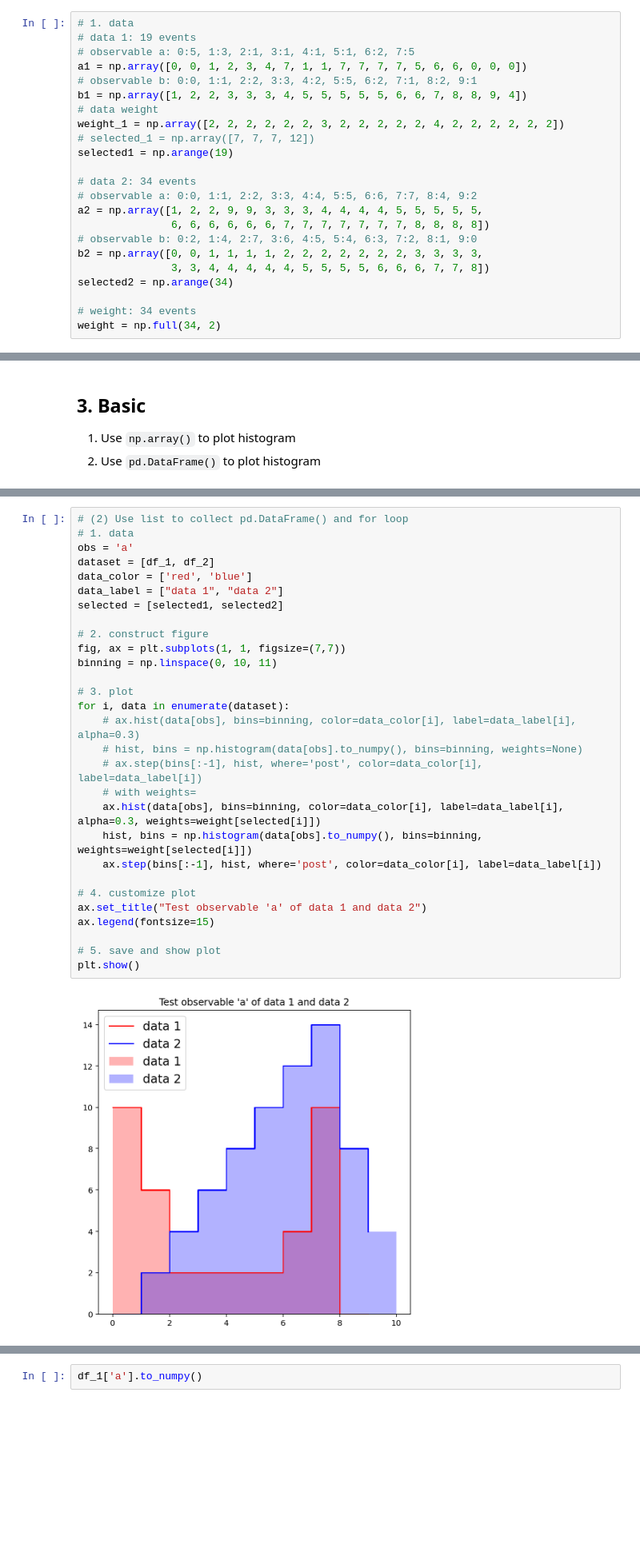
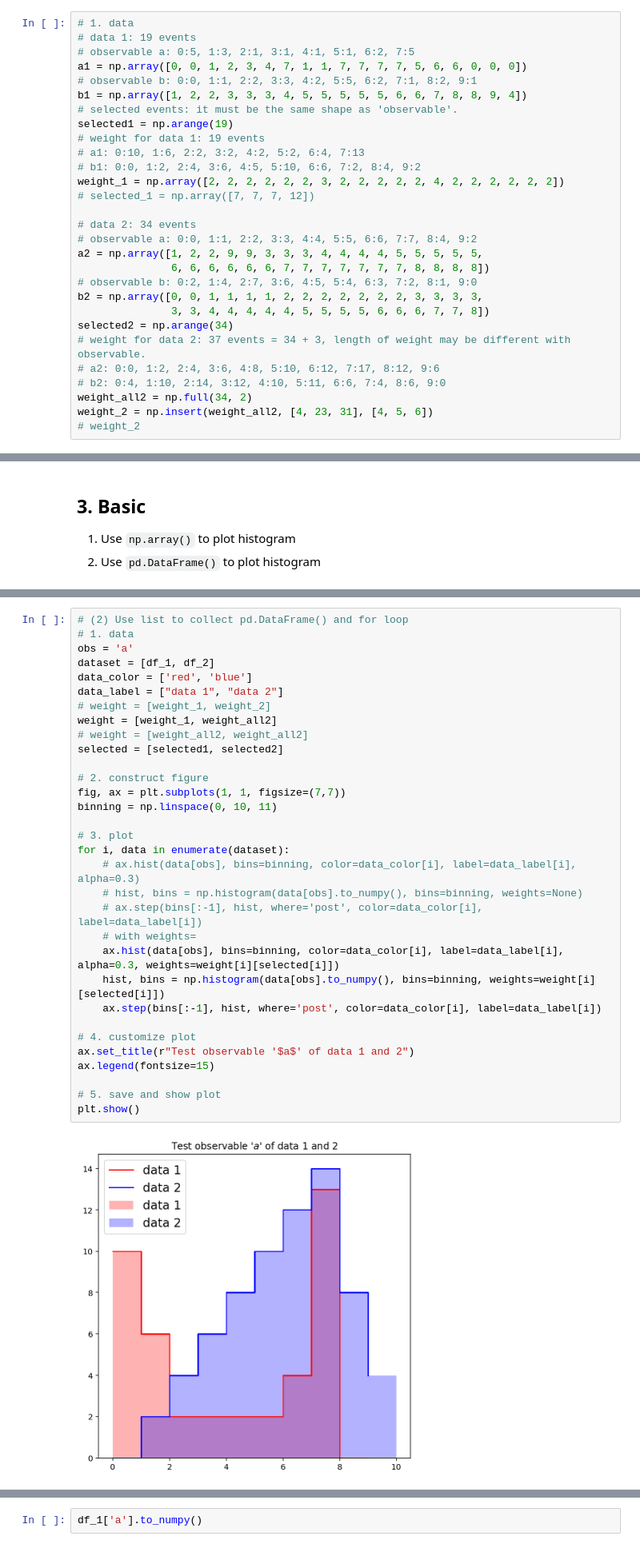
Before and after one commit to YW-Hsiao/svj_setting_master, a Jupyter notebook: test_plotting/test_2_histograms.ipynb, the cells around one changed output, grey strips where cells are left out. Shown: that part at 80% size. Drawn from its saved outputs; the diff is of its cells as text; blank space fills up the shorter version.

Commit message:
update test_2_histograms 20220505

```diff
--- a/test_plotting/test_2_histograms.ipynb
+++ b/test_plotting/test_2_histograms.ipynb
@@ -27,10 +27,13 @@ from matplotlib.ticker import PercentFormatter
 a1 = np.array([0, 0, 1, 2, 3, 4, 7, 1, 1, 7, 7, 7, 7, 5, 6, 6, 0, 0, 0])
 # observable b: 0:0, 1:1, 2:2, 3:3, 4:2, 5:5, 6:2, 7:1, 8:2, 9:1
 b1 = np.array([1, 2, 2, 3, 3, 3, 4, 5, 5, 5, 5, 5, 6, 6, 7, 8, 8, 9, 4])
-# data weight
+# selected events: it must be the same shape as 'observable'.
+selected1 = np.arange(19)
+# weight for data 1: 19 events
+# a1: 0:10, 1:6, 2:2, 3:2, 4:2, 5:2, 6:4, 7:13
+# b1: 0:0, 1:2, 2:4, 3:6, 4:5, 5:10, 6:6, 7:2, 8:4, 9:2
 weight_1 = np.array([2, 2, 2, 2, 2, 2, 3, 2, 2, 2, 2, 2, 4, 2, 2, 2, 2, 2, 2])
 # selected_1 = np.array([7, 7, 7, 12])
-selected1 = np.arange(19)
 
 # data 2: 34 events
 # observable a: 0:0, 1:1, 2:2, 3:3, 4:4, 5:5, 6:6, 7:7, 8:4, 9:2
@@ -40,9 +43,12 @@ a2 = np.array([1, 2, 2, 9, 9, 3, 3, 3, 4, 4, 4, 4, 5, 5, 5, 5, 5,
 b2 = np.array([0, 0, 1, 1, 1, 1, 2, 2, 2, 2, 2, 2, 2, 3, 3, 3, 3,
                3, 3, 4, 4, 4, 4, 4, 5, 5, 5, 5, 6, 6, 6, 7, 7, 8])
 selected2 = np.arange(34)
-
-# weight: 34 events
-weight = np.full(34, 2)
+# weight for data 2: 37 events = 34 + 3, length of weight may be different with observable.
+# a2: 0:0, 1:2, 2:4, 3:6, 4:8, 5:10, 6:12, 7:17, 8:12, 9:6
+# b2: 0:4, 1:10, 2:14, 3:12, 4:10, 5:11, 6:6, 7:4, 8:6, 9:0
+weight_all2 = np.full(34, 2)
+weight_2 = np.insert(weight_all2, [4, 23, 31], [4, 5, 6])
+# weight_2
 # %%
 # create datasets: df_1 and df_2
 data_1 = {'a': a1, 'b': b1, 'selected': selected1}
@@ -170,34 +184,37 @@ plt.show()
 # %%
 # (2) Use list to collect pd.DataFrame() and for loop
 # 1. data
 obs = 'a'
 dataset = [df_1, df_2]
 data_color = ['red', 'blue']
 data_label = ["data 1", "data 2"]
+# weight = [weight_1, weight_2]
+weight = [weight_1, weight_all2]
+# weight = [weight_all2, weight_all2]
 selected = [selected1, selected2]
 
 # 2. construct figure
 fig, ax = plt.subplots(1, 1, figsize=(7,7))
 binning = np.linspace(0, 10, 11)
 
 # 3. plot
 for i, data in enumerate(dataset):
     # ax.hist(data[obs], bins=binning, color=data_color[i], label=data_label[i], alpha=0.3)
     # hist, bins = np.histogram(data[obs].to_numpy(), bins=binning, weights=None)
     # ax.step(bins[:-1], hist, where='post', color=data_color[i], label=data_label[i])
     # with weights=
-    ax.hist(data[obs], bins=binning, color=data_color[i], label=data_label[i], alpha=0.3, weights=weight[selected[i]])
-    hist, bins = np.histogram(data[obs].to_numpy(), bins=binning, weights=weight[selected[i]])
+    ax.hist(data[obs], bins=binning, color=data_color[i], label=data_label[i], alpha=0.3, weights=weight[i][selected[i]])
+    hist, bins = np.histogram(data[obs].to_numpy(), bins=binning, weights=weight[i][selected[i]])
     ax.step(bins[:-1], hist, where='post', color=data_color[i], label=data_label[i])
 
 # 4. customize plot
-ax.set_title("Test observable 'a' of data 1 and data 2")
+ax.set_title(r"Test observable '$a$' of data 1 and 2")
 ax.legend(fontsize=15)
 
 # 5. save and show plot
 plt.show()
 # %% [output]
-[figure, old version]
+[figure, new version]
 # %%
 # (3) Use list to store np.array() and without for loop, but I didn't modify code..., lazy...
 # 1. data
```
Also changed, not shown: parts of 6 cells of this notebook, 1 other file.
